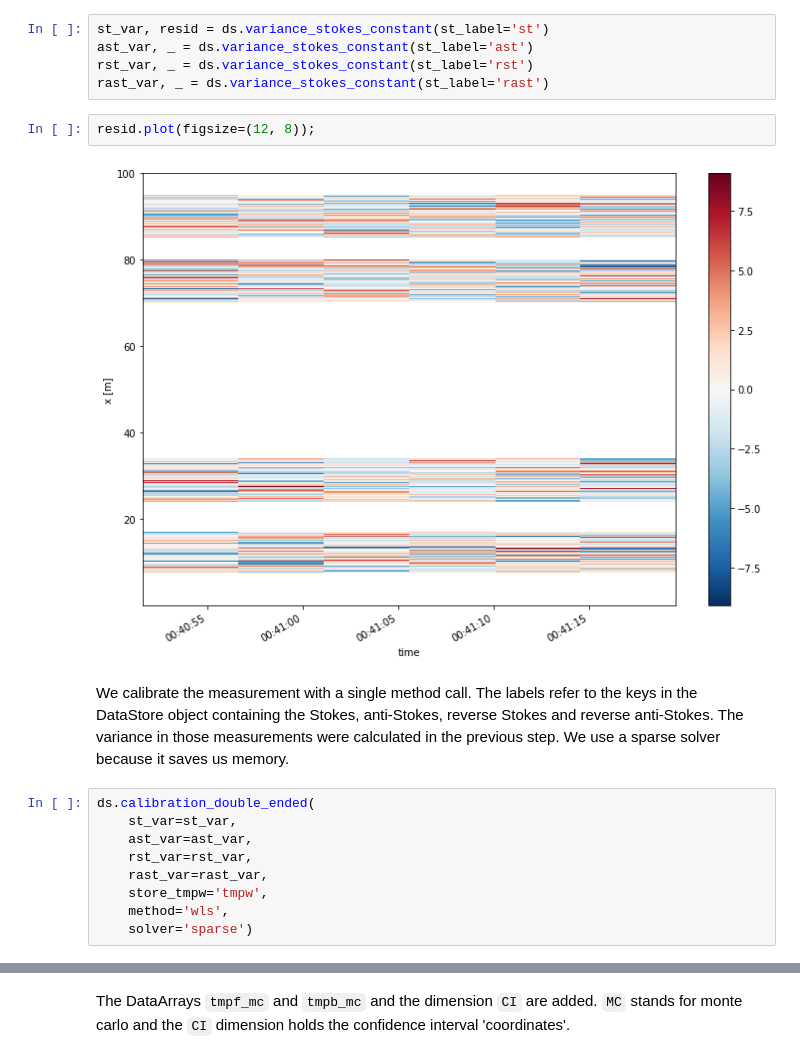
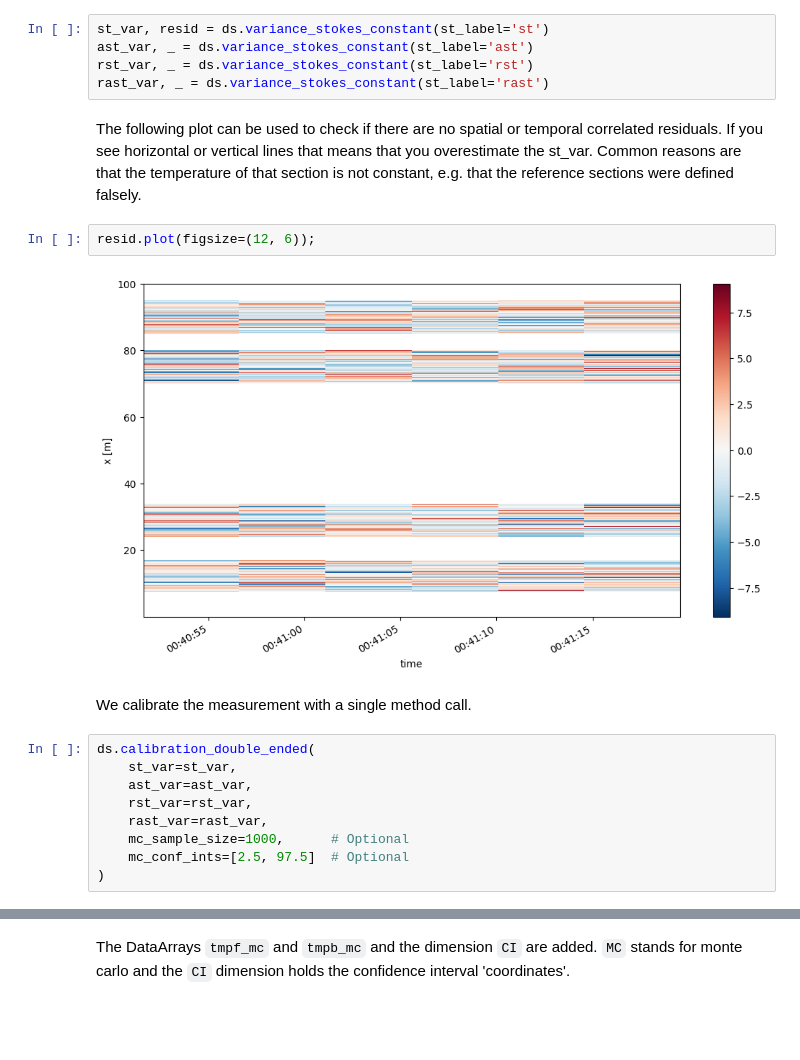
Before and after one commit to dtscalibration/python-dts-calibration, a Jupyter notebook: examples/notebooks/08Calibrate_double_wls.ipynb, the cells around one changed output, grey strips where cells are left out. Drawn from its saved outputs; the diff is of its cells as text; blank space fills up the shorter version.

```diff
--- a/examples/notebooks/08Calibrate_double_wls.ipynb
+++ b/examples/notebooks/08Calibrate_double_wls.ipynb
@@ -50,19 +50,21 @@ st_var, resid = ds.variance_stokes_constant(st_label='st')
 ast_var, _ = ds.variance_stokes_constant(st_label='ast')
 rst_var, _ = ds.variance_stokes_constant(st_label='rst')
 rast_var, _ = ds.variance_stokes_constant(st_label='rast')
+# %% [markdown]
+The following plot can be used to check if there are no spatial or temporal correlated residuals. If you see horizontal or vertical lines that means that you overestimate the st_var. Common reasons are that the temperature of that section is not constant, e.g. that the reference sections were defined falsely.
 # %%
-resid.plot(figsize=(12, 8));
+resid.plot(figsize=(12, 6));
 # %% [output]
-[figure, old version]
+[figure, new version]
-# %% [markdown]
-We calibrate the measurement with a single method call. The labels refer to the keys in the DataStore object containing the Stokes, anti-Stokes, reverse Stokes and reverse anti-Stokes. The variance in those measurements were calculated in the previous step. We use a sparse solver because it saves us memory.
+# %% [markdown]
+We calibrate the measurement with a single method call.
 # %%
 ds.calibration_double_ended(
     st_var=st_var,
     ast_var=ast_var,
     rst_var=rst_var,
     rast_var=rast_var,
-    store_tmpw='tmpw',
-    method='wls',
-    solver='sparse')
+    mc_sample_size=1000,      # Optional
+    mc_conf_ints=[2.5, 97.5]  # Optional
+)
 # %%
```
Also changed, not shown: parts of 12 cells of this notebook, 1 other file.
